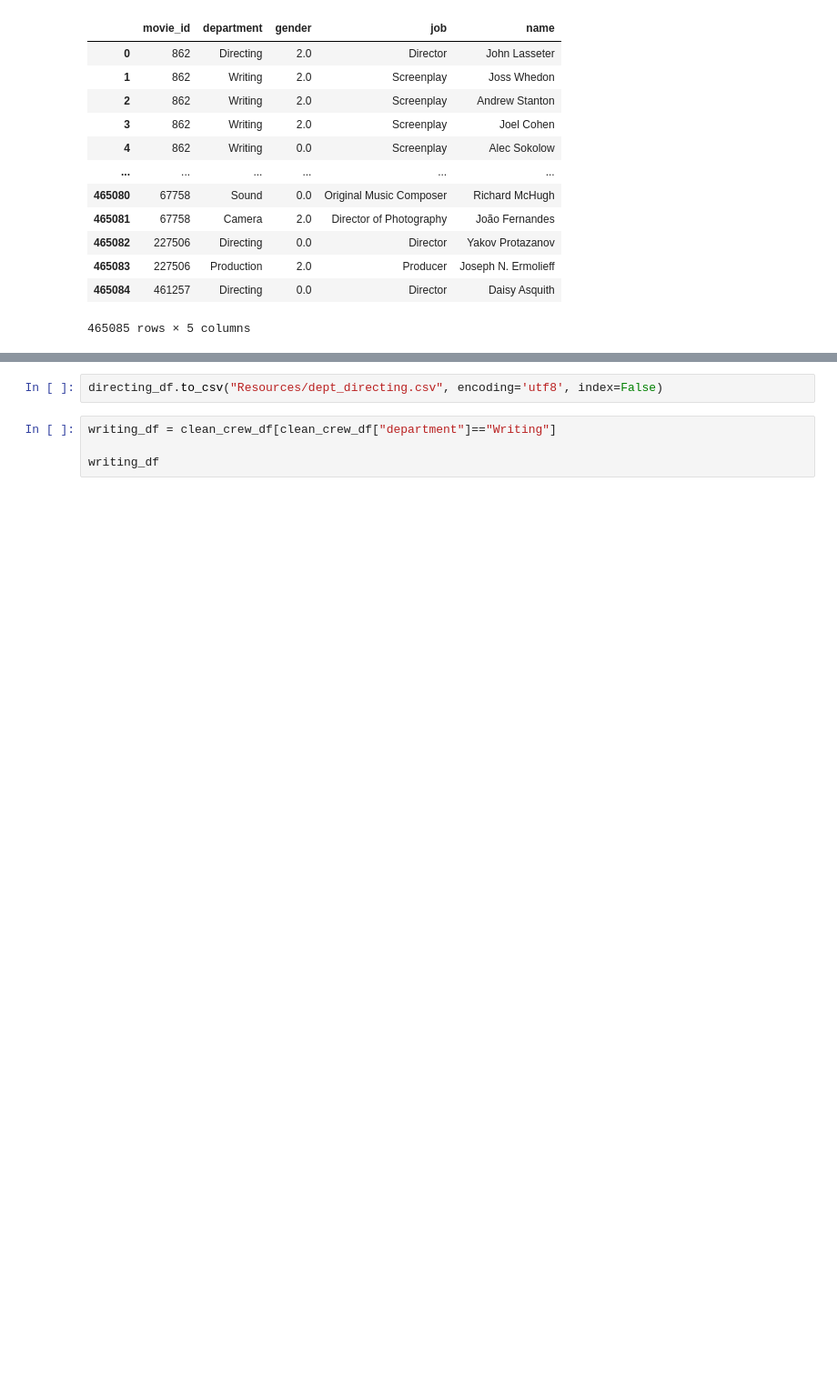
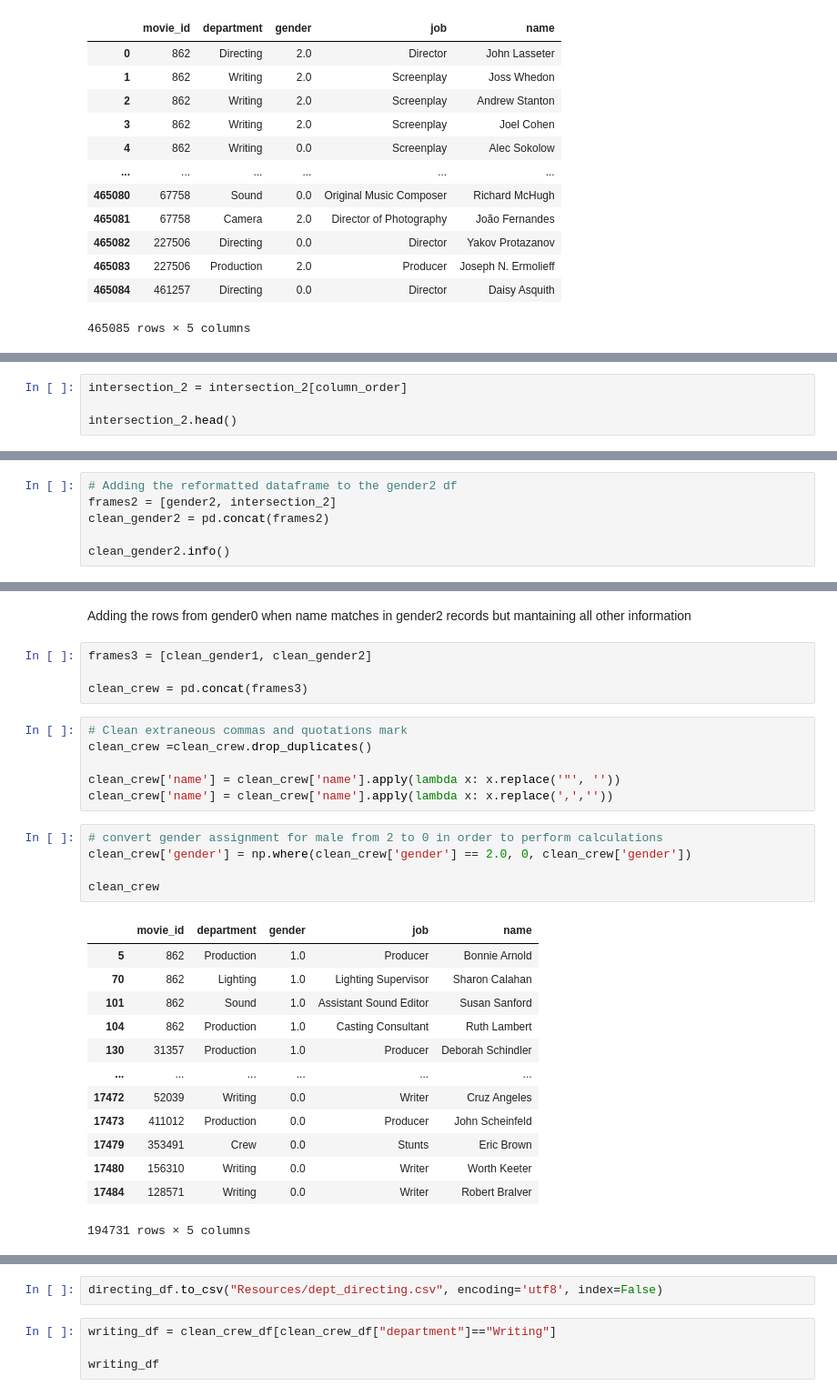
Before and after one commit to caseygomez/Female-Representation-In-The-Film-Industry, a Jupyter notebook: crew_ETL.ipynb, the cells around one changed output, grey strips where cells are left out. Shown at 91% size. Saved outputs shown, nothing was run; the diff lists cells and outputs as text; blank space fills up the shorter version.

```diff
--- a/crew_ETL.ipynb
+++ b/crew_ETL.ipynb
@@ -116,0 +313,4 @@ clean_crew_df
+# %%
+intersection_2 = intersection_2[column_order]
+
+intersection_2.head()
@@ -116,0 +324,6 @@ clean_crew_df
+# %%
+# Adding the reformatted dataframe to the gender2 df
+frames2 = [gender2, intersection_2]
+clean_gender2 = pd.concat(frames2)
+
+clean_gender2.info()
@@ -116,0 +343,31 @@ clean_crew_df
+# %% [markdown]
+Adding the rows from gender0 when name matches in gender2 records but mantaining all other information
+# %%
+frames3 = [clean_gender1, clean_gender2]
+
+clean_crew = pd.concat(frames3)
+# %%
+# Clean extraneous commas and quotations mark
+clean_crew =clean_crew.drop_duplicates()
+
+clean_crew['name'] = clean_crew['name'].apply(lambda x: x.replace('"', ''))
+clean_crew['name'] = clean_crew['name'].apply(lambda x: x.replace(',',''))
+# %%
+# convert gender assignment for male from 2 to 0 in order to perform calculations
+clean_crew['gender'] = np.where(clean_crew['gender'] == 2.0, 0, clean_crew['gender'])
+
+clean_crew
+# %% [output]
+|  | movie_id | department | gender | job | name |
+| 5 | 862 | Production | 1.0 | Producer | Bonnie Arnold |
+| 70 | 862 | Lighting | 1.0 | Lighting Supervisor | Sharon Calahan |
+| 101 | 862 | Sound | 1.0 | Assistant Sound Editor | Susan Sanford |
+| 104 | 862 | Production | 1.0 | Casting Consultant | Ruth Lambert |
+| 130 | 31357 | Production | 1.0 | Producer | Deborah Schindler |
+| ... | ... | ... | ... | ... | ... |
+| 17472 | 52039 | Writing | 0.0 | Writer | Cruz Angeles |
+| 17473 | 411012 | Production | 0.0 | Producer | John Scheinfeld |
+| 17479 | 353491 | Crew | 0.0 | Stunts | Eric Brown |
+| 17480 | 156310 | Writing | 0.0 | Writer | Worth Keeter |
+| 17484 | 128571 | Writing | 0.0 | Writer | Robert Bralver |
+194731 rows × 5 columns
```
Also changed, not shown: parts of 46 cells of this notebook.
